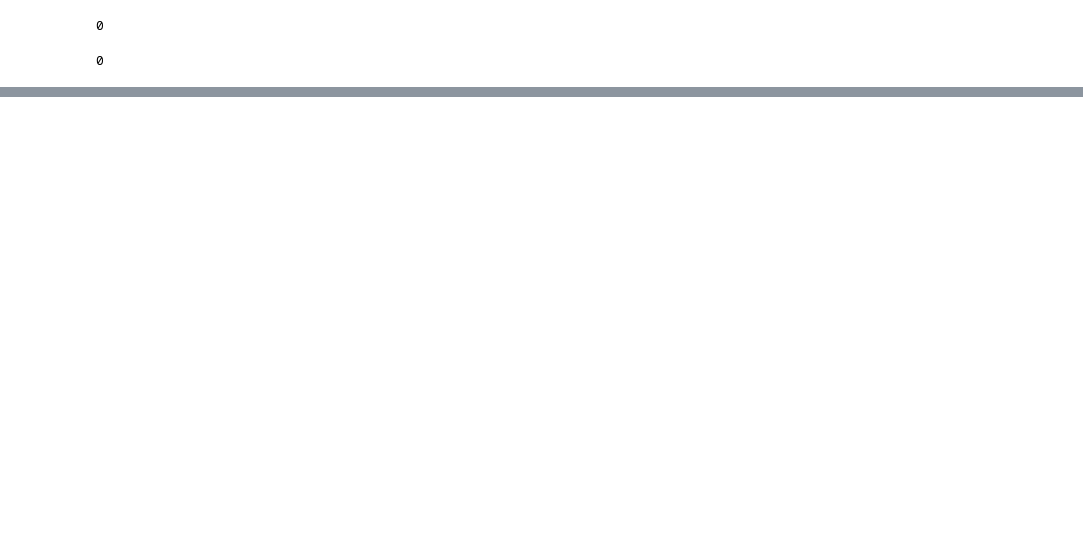
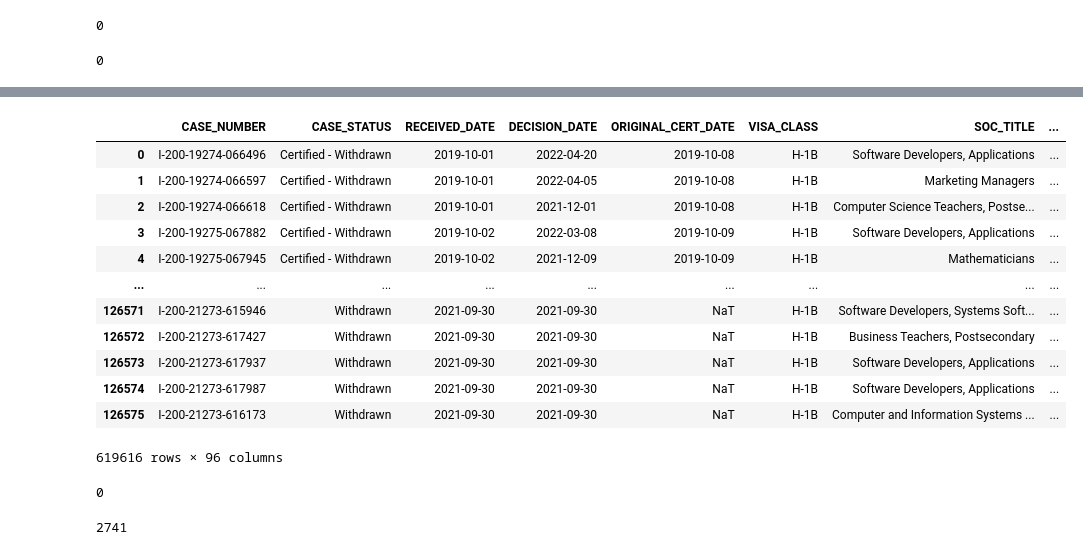
Before and after one commit to JohnBroberg/H1B_LCA, a Jupyter notebook: H1B_LCA.ipynb, the cells around one changed output, grey strips where cells are left out. Saved outputs shown, nothing was run; the diff lists cells and outputs as text; code cells hidden in the pictures; blank space fills up the shorter version.

```diff
--- a/H1B_LCA.ipynb
+++ b/H1B_LCA.ipynb
@@ -78,0 +123,25 @@ len(df['CASE_NUMBER'])-len(df['CASE_NUMBER'].drop_duplicates())
+# %%
+df_concat = pd.concat([df, df21])
+df_concat
+# %% [output]
+|  | CASE_NUMBER | CASE_STATUS | RECEIVED_DATE | DECISION_DATE | ORIGINAL_CERT_DATE | VISA_CLASS | SOC_TITLE | ... |
+| 0 | I-200-19274-066496 | Certified - Withdrawn | 2019-10-01 | 2022-04-20 | 2019-10-08 | H-1B | Software Developers, Applications | ... |
+| 1 | I-200-19274-066597 | Certified - Withdrawn | 2019-10-01 | 2022-04-05 | 2019-10-08 | H-1B | Marketing Managers | ... |
+| 2 | I-200-19274-066618 | Certified - Withdrawn | 2019-10-01 | 2021-12-01 | 2019-10-08 | H-1B | Computer Science Teachers, Postse... | ... |
+| 3 | I-200-19275-067882 | Certified - Withdrawn | 2019-10-02 | 2022-03-08 | 2019-10-09 | H-1B | Software Developers, Applications | ... |
+| 4 | I-200-19275-067945 | Certified - Withdrawn | 2019-10-02 | 2021-12-09 | 2019-10-09 | H-1B | Mathematicians | ... |
+| ... | ... | ... | ... | ... | ... | ... | ... | ... |
+| 126571 | I-200-21273-615946 | Withdrawn | 2021-09-30 | 2021-09-30 | NaT | H-1B | Software Developers, Systems Soft... | ... |
+| 126572 | I-200-21273-617427 | Withdrawn | 2021-09-30 | 2021-09-30 | NaT | H-1B | Business Teachers, Postsecondary | ... |
+| 126573 | I-200-21273-617937 | Withdrawn | 2021-09-30 | 2021-09-30 | NaT | H-1B | Software Developers, Applications | ... |
+| 126574 | I-200-21273-617987 | Withdrawn | 2021-09-30 | 2021-09-30 | NaT | H-1B | Software Developers, Applications | ... |
+| 126575 | I-200-21273-616173 | Withdrawn | 2021-09-30 | 2021-09-30 | NaT | H-1B | Computer and Information Systems ... | ... |
+619616 rows × 96 columns
+# %%
+len(df_concat)-len(df_concat.drop_duplicates())
+# %% [output]
+0
+# %%
+len(df_concat['CASE_NUMBER'])-len(df_concat['CASE_NUMBER'].drop_duplicates())
+# %% [output]
+2741
```
Also changed, not shown: parts of 11 cells of this notebook.
